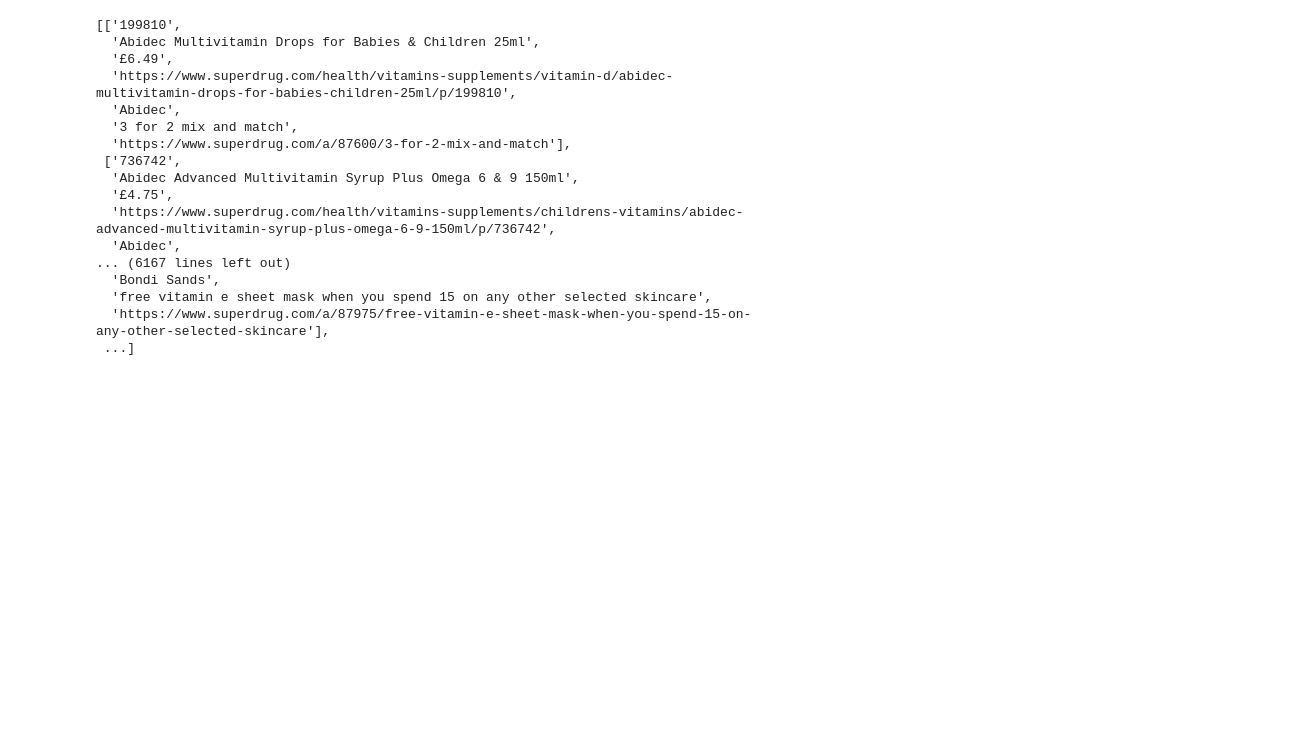
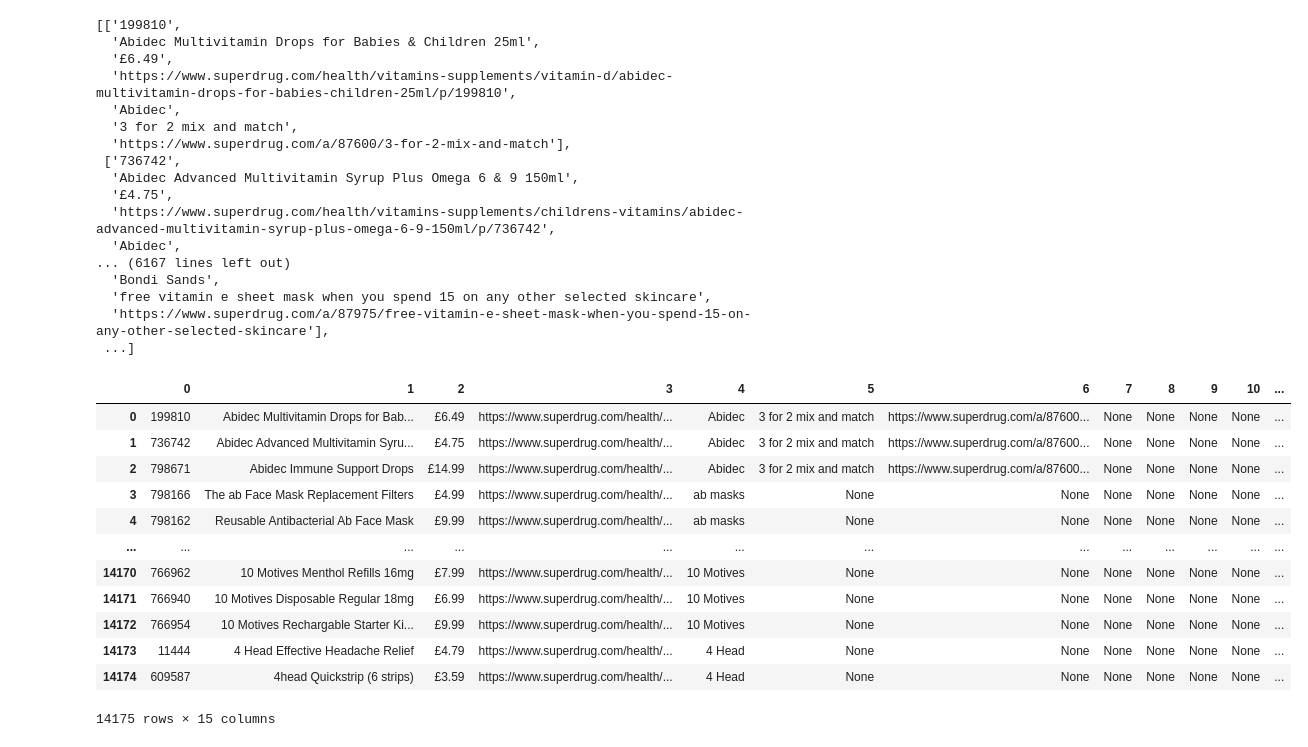
Before and after one commit to jacksim588/S-D-Mining, a Jupyter notebook: testing.ipynb, the cells around one changed output. Drawn from its saved outputs; the diff is of its cells as text; code cells hidden in the pictures; blank space fills up the shorter version.

Commit message:
output tested

```diff
--- a/testing.ipynb
+++ b/testing.ipynb
@@ -415,0 +412,18 @@ with open('testOutput.csv', 'w', newline='') as myfile:
+# %%
+import pandas as pd
+df = pd.DataFrame(productsOutput)
+df
+# %% [output]
+|  | 0 | 1 | 2 | 3 | 4 | 5 | 6 | 7 | 8 | 9 | 10 | ... |
+| 0 | 199810 | Abidec Multivitamin Drops for Bab... | £6.49 | https://www.superdrug.com/health/... | Abidec | 3 for 2 mix and match | https://www.superdrug.com/a/87600... | None | None | None | None | ... |
+| 1 | 736742 | Abidec Advanced Multivitamin Syru... | £4.75 | https://www.superdrug.com/health/... | Abidec | 3 for 2 mix and match | https://www.superdrug.com/a/87600... | None | None | None | None | ... |
+| 2 | 798671 | Abidec Immune Support Drops | £14.99 | https://www.superdrug.com/health/... | Abidec | 3 for 2 mix and match | https://www.superdrug.com/a/87600... | None | None | None | None | ... |
+| 3 | 798166 | The ab Face Mask Replacement Filters | £4.99 | https://www.superdrug.com/health/... | ab masks | None | None | None | None | None | None | ... |
+| 4 | 798162 | Reusable Antibacterial Ab Face Mask | £9.99 | https://www.superdrug.com/health/... | ab masks | None | None | None | None | None | None | ... |
+| ... | ... | ... | ... | ... | ... | ... | ... | ... | ... | ... | ... | ... |
+| 14170 | 766962 | 10 Motives Menthol Refills 16mg | £7.99 | https://www.superdrug.com/health/... | 10 Motives | None | None | None | None | None | None | ... |
+| 14171 | 766940 | 10 Motives Disposable Regular 18mg | £6.99 | https://www.superdrug.com/health/... | 10 Motives | None | None | None | None | None | None | ... |
+| 14172 | 766954 | 10 Motives Rechargable Starter Ki... | £9.99 | https://www.superdrug.com/health/... | 10 Motives | None | None | None | None | None | None | ... |
+| 14173 | 11444 | 4 Head Effective Headache Relief | £4.79 | https://www.superdrug.com/health/... | 4 Head | None | None | None | None | None | None | ... |
+| 14174 | 609587 | 4head Quickstrip (6 strips) | £3.59 | https://www.superdrug.com/health/... | 4 Head | None | None | None | None | None | None | ... |
+14175 rows × 15 columns
```
Also changed, not shown: parts of 2 cells of this notebook.
